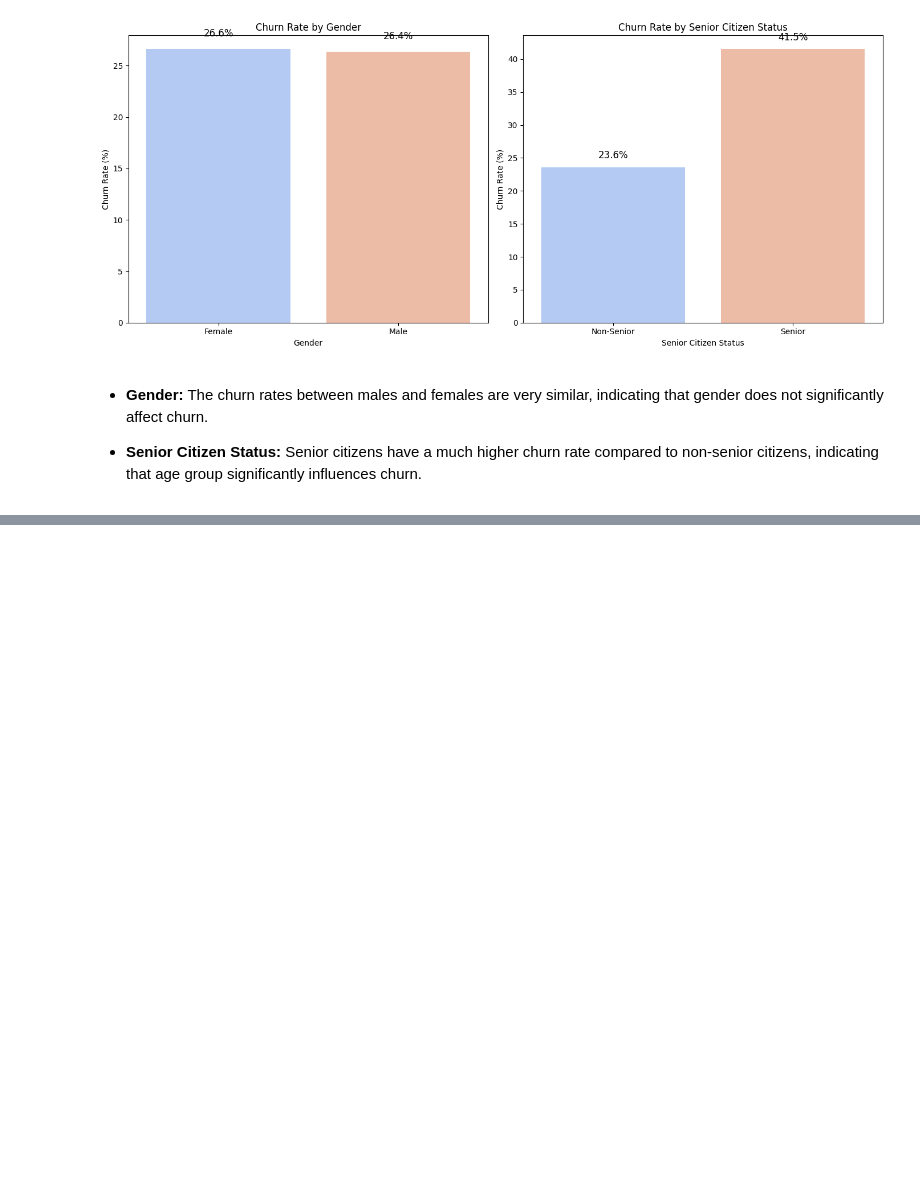
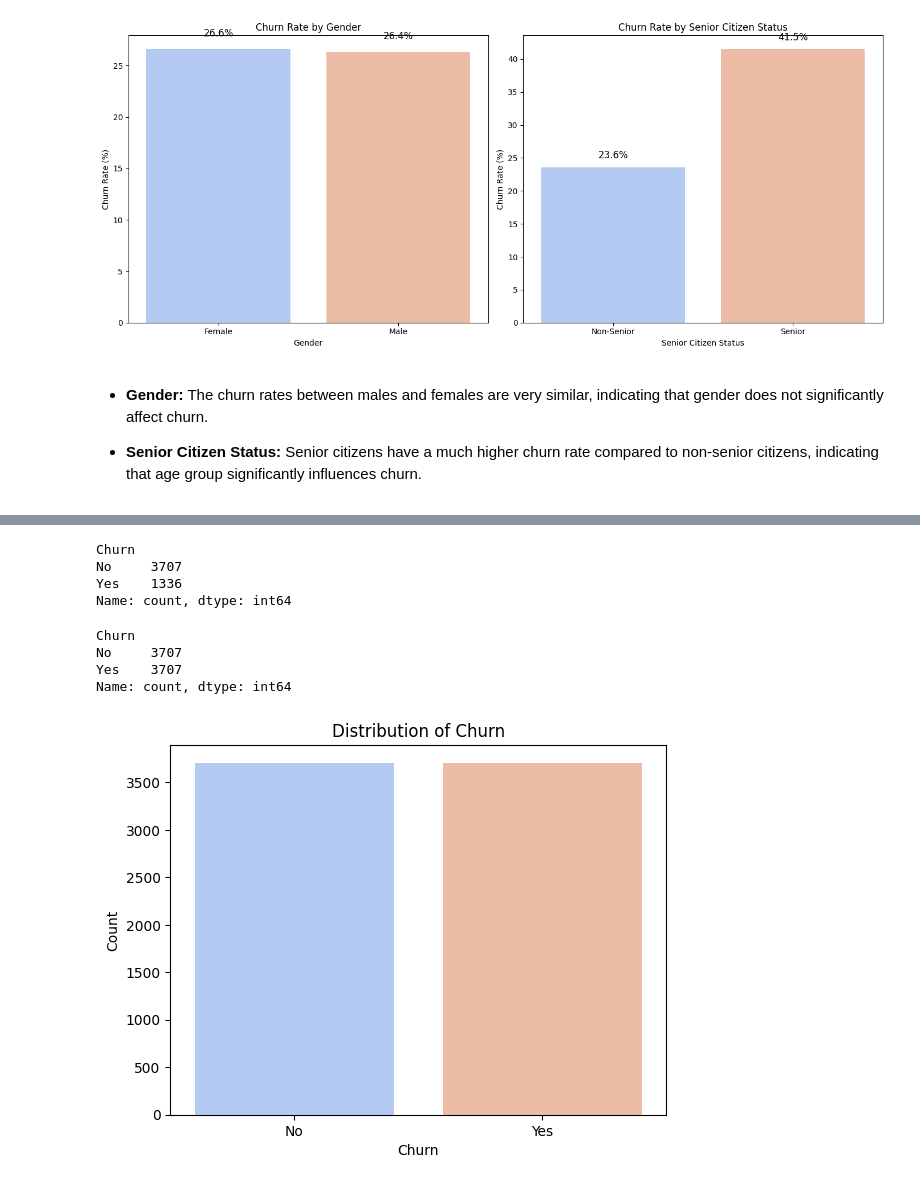
Before and after one commit to Sena-Aku-Agbotse/Customer-Churn-Analysis, a Jupyter notebook: Notebook/main.ipynb, the cells around one changed output, grey strips where cells are left out. Drawn from its saved outputs; the diff is of its cells as text; code cells hidden in the pictures; blank space fills up the shorter version.

Commit message:
Pre-process Data

```diff
--- a/Notebook/main.ipynb
+++ b/Notebook/main.ipynb
@@ -602,0 +607,35 @@ plt.show()
+# %%
+train_data.Churn.value_counts()
+# %% [output]
+Churn
+No     3707
+Yes    1336
+Name: count, dtype: int64
+# %%
+from sklearn.utils import resample
+
+df_majority = train_data[train_data.Churn == 'No']
+df_minority = train_data[train_data.Churn == 'Yes']
+
+df_minority_upsampled = resample(df_minority,
+                                 replace=True,               # sample with replacement
+                                 n_samples=len(df_majority), # same length as majority class
+                                 random_state=42)            # for reproducibility
+
+train_data = pd.concat([df_majority, df_minority_upsampled])
+
+# Display new class counts
+train_data.Churn.value_counts()
+# %% [output]
+Churn
+No     3707
+Yes    3707
+Name: count, dtype: int64
+# %%
+ax = sns.countplot(x='Churn', data=train_data, palette='coolwarm')
+plt.title('Distribution of Churn')
+plt.xlabel('Churn')
+plt.ylabel('Count')
+plt.show()
+# %% [output]
+[figure, added]
```
Also changed, not shown: parts of 1 cell of this notebook.
